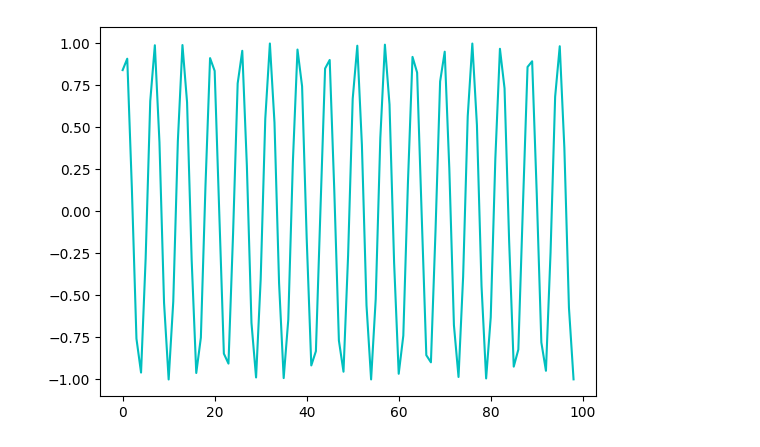
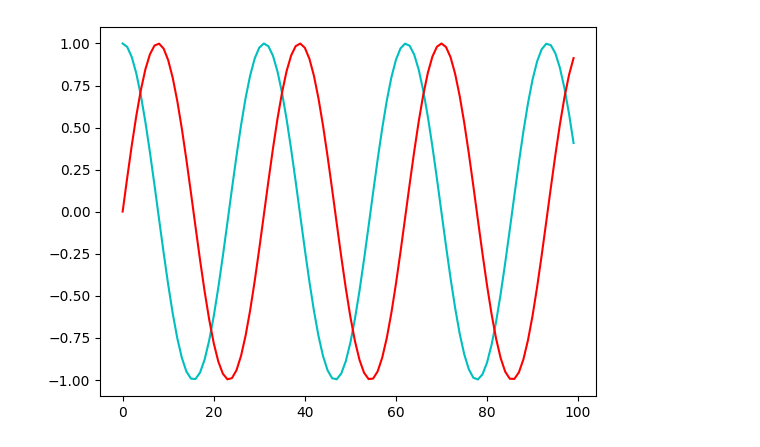
Before and after one commit to MikeyMictan/pythonProject, a Jupyter notebook: Jupyter/firstnote.ipynb, the cells around one changed output. Drawn from its saved outputs; the diff is of its cells as text; code cells hidden in the pictures.

```diff
--- a/Jupyter/firstnote.ipynb
+++ b/Jupyter/firstnote.ipynb
@@ -1,14 +1,11 @@
 # %%
 import numpy as np
 import matplotlib.pyplot as plt
 
-a = [1,2,3,4,5]
-b = [5,4,3,2,1]
-x = []
-for i in range(1,100):
-    x.append(i)
+x = np.linspace(0,20,100)
 
-plt.plot(np.sin(x),"c")
+plt.plot(np.cos(x),"c")
+plt.plot(np.sin(x),"r")
 plt.show()
 # %% [output]
-[figure, old version]
+[figure, new version]
```
